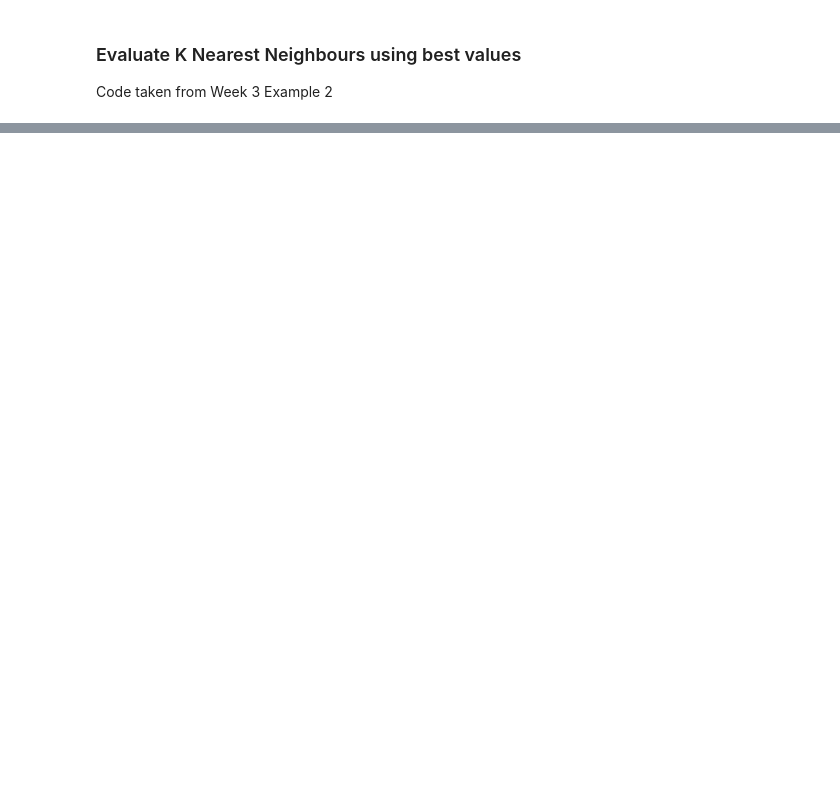
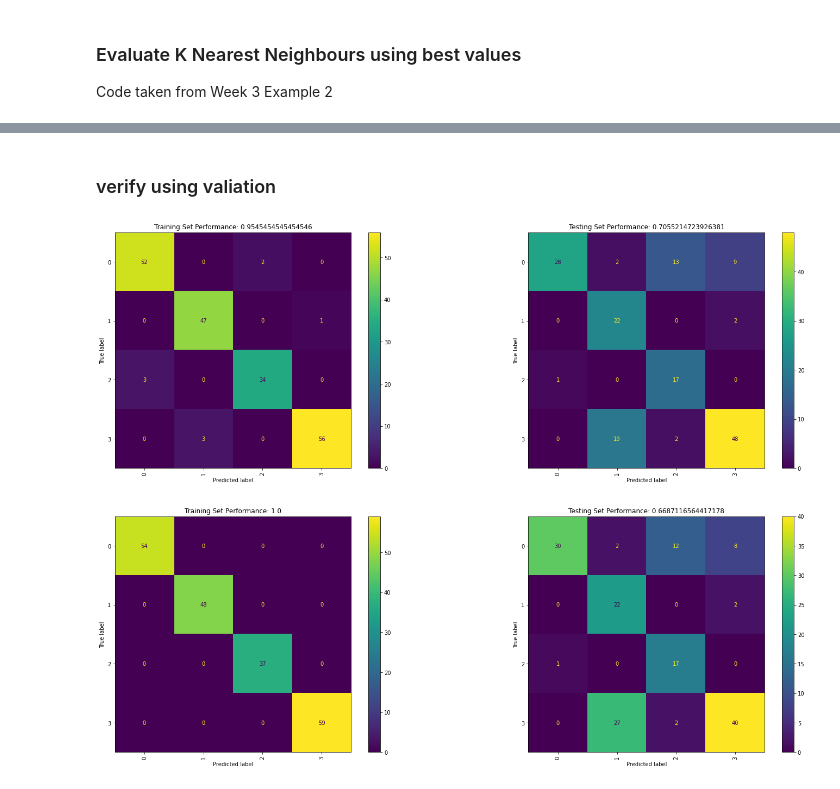
Before and after one commit to Sunthas515/420-1, a Jupyter notebook: Assessment 1A/Question2.ipynb, the cells around one changed output, grey strips where cells are left out. Drawn from its saved outputs; the diff is of its cells as text; code cells hidden in the pictures; blank space fills up the shorter version.

```diff
--- a/Assessment 1A/Question2.ipynb
+++ b/Assessment 1A/Question2.ipynb
@@ -375,4 +374,0 @@ Code taken from Week 3 Example 2
-# %%
-rf = RandomForestClassifier(n_estimators=250, max_depth=2, random_state=0, class_weight='balanced_subsample')
-rf.fit(X_train, Y_train)
-eval_model(rf, X_train, Y_train, X_test, Y_test)
@@ -385,7 +374,0 @@ Code taken from Week 3 Example 2
-# %%
-rf = RandomForestClassifier(n_estimators=250, max_depth=15, random_state=0, class_weight='balanced_subsample')
-rf.fit(X_train, Y_train)
-eval_model(rf, X_train, Y_train, X_test, Y_test)
-print(rf.estimators_[0].tree_.n_leaves)
-print(rf.estimators_[4].tree_.n_leaves)
-print(rf.estimators_[42].tree_.n_leaves)
@@ -401,4 +374,0 @@ Code taken from Week 3 Example 2
-# %%
-rf = RandomForestClassifier(n_estimators=250, max_depth=15, random_state=0, class_weight='balanced')
-rf.fit(X_train, Y_train)
-eval_model(rf, X_train, Y_train, X_test, Y_test)
@@ -430,0 +428,11 @@ eval_model(rf, X_train, Y_train, X_test, Y_test)
+# %% [markdown]
+### verify using valiation
+# %%
+eval_model(rf, X_train, Y_train, X_val, Y_val)
+
+rf2 = RandomForestClassifier()
+rf2.fit(X_train, Y_train)
+eval_model(rf2, X_train, Y_train, X_val, Y_val)
+# %% [output]
+[figure, added]
+[figure, added]
```
Also changed, not shown: parts of 19 cells of this notebook.
